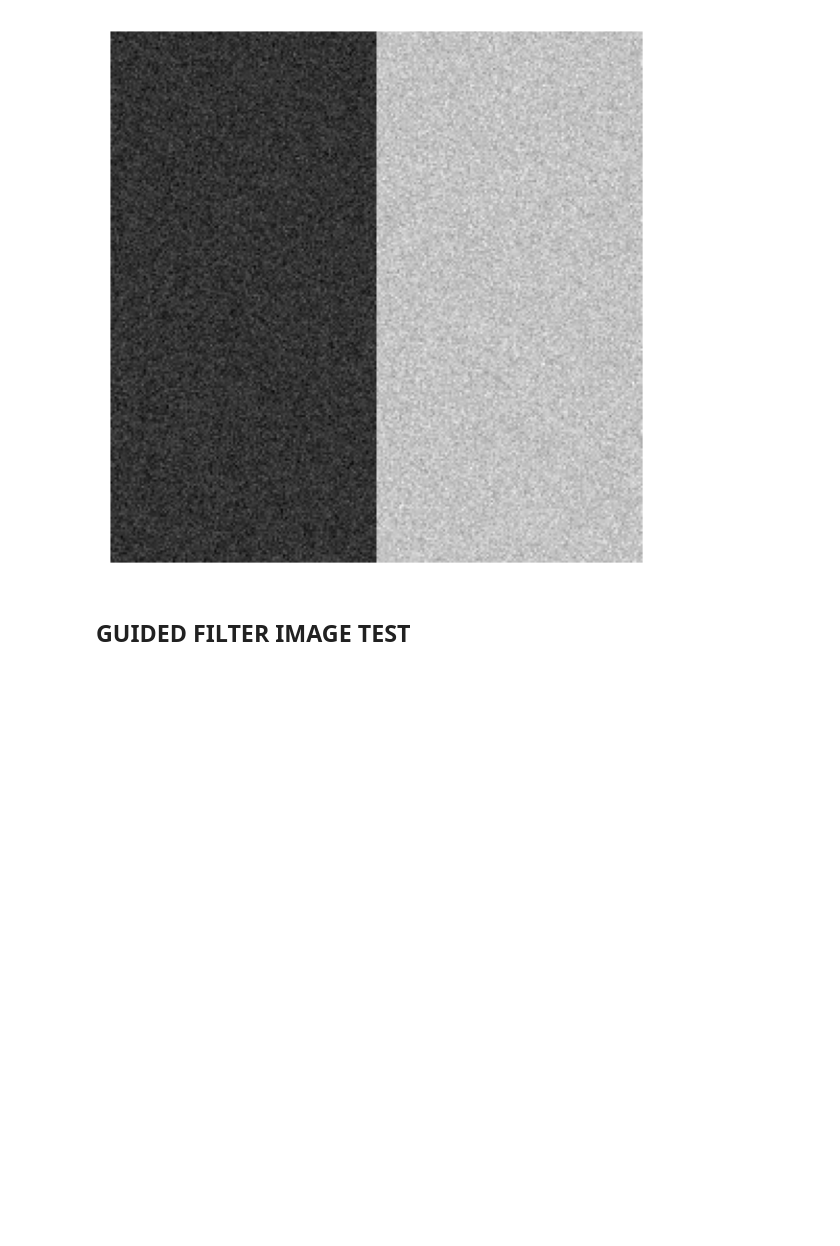
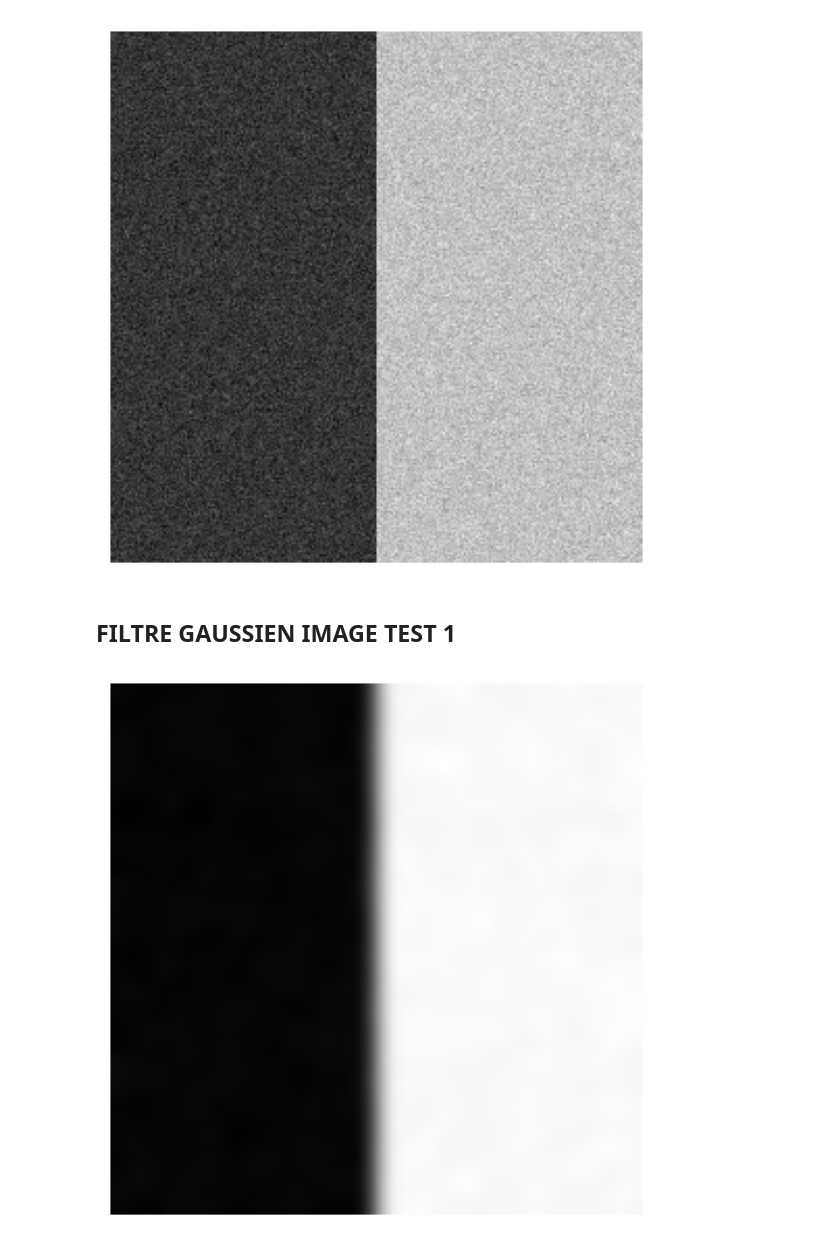
Before and after one commit to nizurc/2025-projet-S2-MMA-analyse-image, a Jupyter notebook: Guided Image Filtering.ipynb, the cells around one changed output. Drawn from its saved outputs; the diff is of its cells as text; code cells hidden in the pictures; blank space fills up the shorter version.

```diff
--- a/Guided Image Filtering.ipynb
+++ b/Guided Image Filtering.ipynb
@@ -36,4 +36,14 @@ plt.show()
 # %% [output]
 [figure]
 # %% [markdown]
-## GUIDED FILTER IMAGE TEST
+## FILTRE GAUSSIEN IMAGE TEST 1
+# %%
+q = cv2.GaussianBlur(p, (0,0), 5)
+
+# Affichage
+plt.figure(dpi=150)
+plt.imshow(q,cmap='gray')
+plt.axis('off')
+plt.show()
+# %% [output]
+[figure, added]
```
Also changed, not shown: parts of 16 cells of this notebook.
